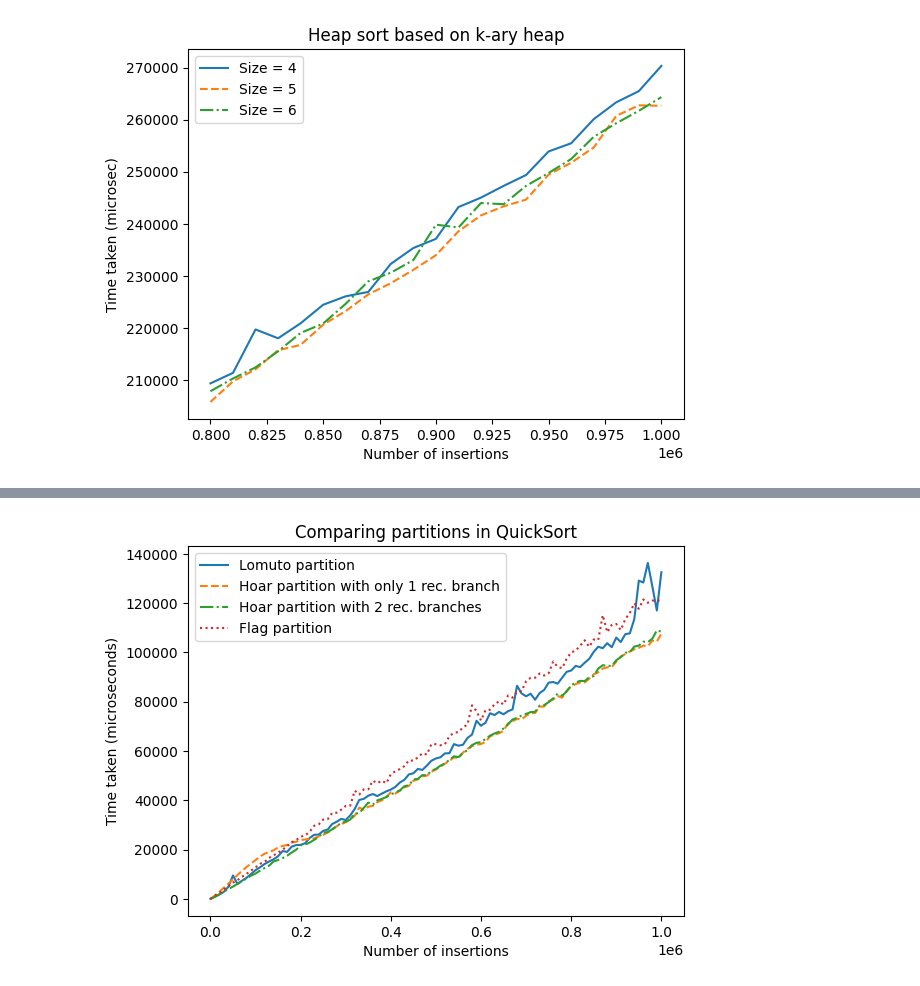
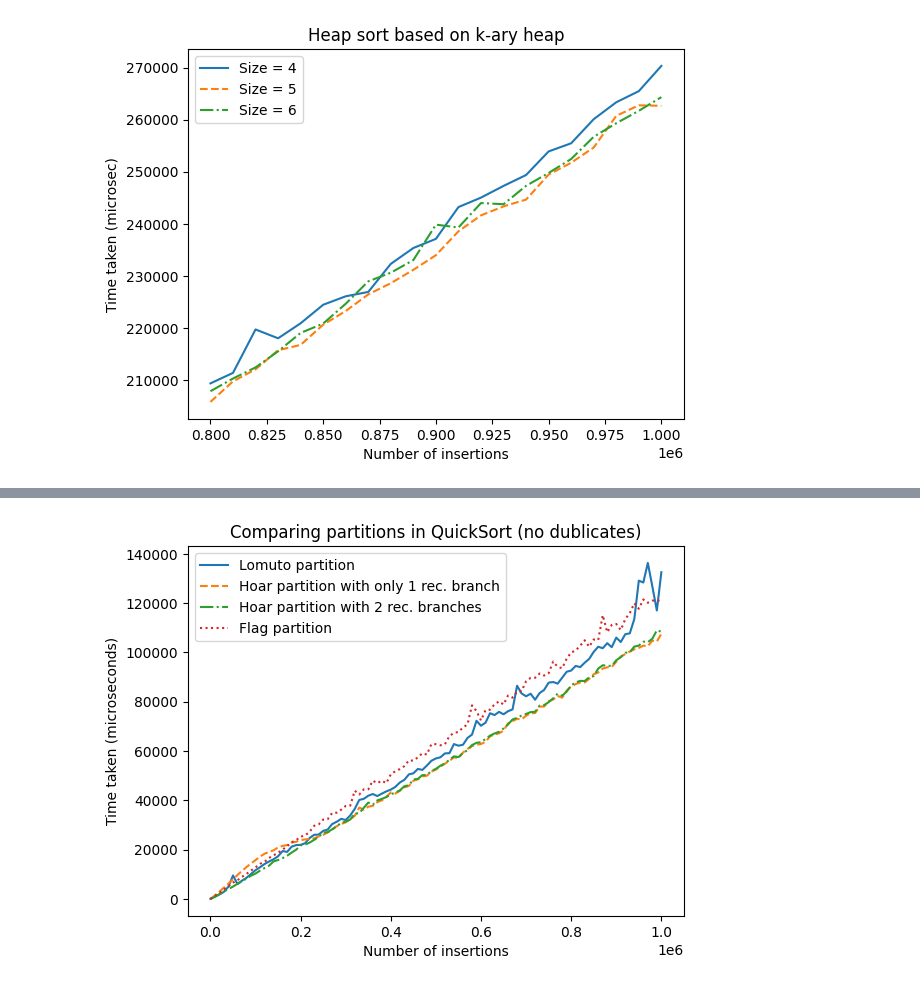
Before and after one commit to Ch1n-ch1nless/MiptLabs, a Jupyter notebook: Laba3/NotebookForGraphics.ipynb, the cells around one changed output, grey strips where cells are left out. Drawn from its saved outputs; the diff is of its cells as text; code cells hidden in the pictures.

```diff
--- a/Laba3/NotebookForGraphics.ipynb
+++ b/Laba3/NotebookForGraphics.ipynb
@@ -98,23 +98,23 @@ plt.show()
 # %%
 import pandas as pd
 import matplotlib.pyplot as plt
 
 # Загрузка данных из входного файла .txt
 data1 = pd.read_csv('TimeFiles/lomuto_partition_time_no_dub.csv', sep=';', header=None, names=['n', 'time'])
 data2 = pd.read_csv('TimeFiles/hoar_partition_1_time_no_dub.csv', sep=';', header=None, names=['n', 'time'])
 data3 = pd.read_csv('TimeFiles/hoar_partition_2_time_no_dub.csv', sep=';', header=None, names=['n', 'time'])
 data4 = pd.read_csv('TimeFiles/flag_partition_time_no_dub.csv', sep=';', header=None, names=['n', 'time'])
 
 # Построение графика
 plt.plot(data1['n'], data1['time'], '-', data2['n'], data2['time'], '--', data3['n'], data3['time'], '-.', data4['n'], data4['time'], ':')
 plt.xlabel('Number of insertions')
 plt.ylabel('Time taken (microseconds)')
 plt.legend(('Lomuto partition', 'Hoar partition with only 1 rec. branch', 'Hoar partition with 2 rec. branches', 'Flag partition'))
-plt.title('Comparing partitions in QuickSort')
+plt.title('Comparing partitions in QuickSort (no dublicates)')
 plt.savefig('Images/punct4_1.png')
 plt.show()
 # %% [output]
-[figure, old version]
+[figure, new version]
 # %%
 import pandas as pd
 import matplotlib.pyplot as plt
```
Also changed, not shown: parts of 3 cells of this notebook, 22 other files.
